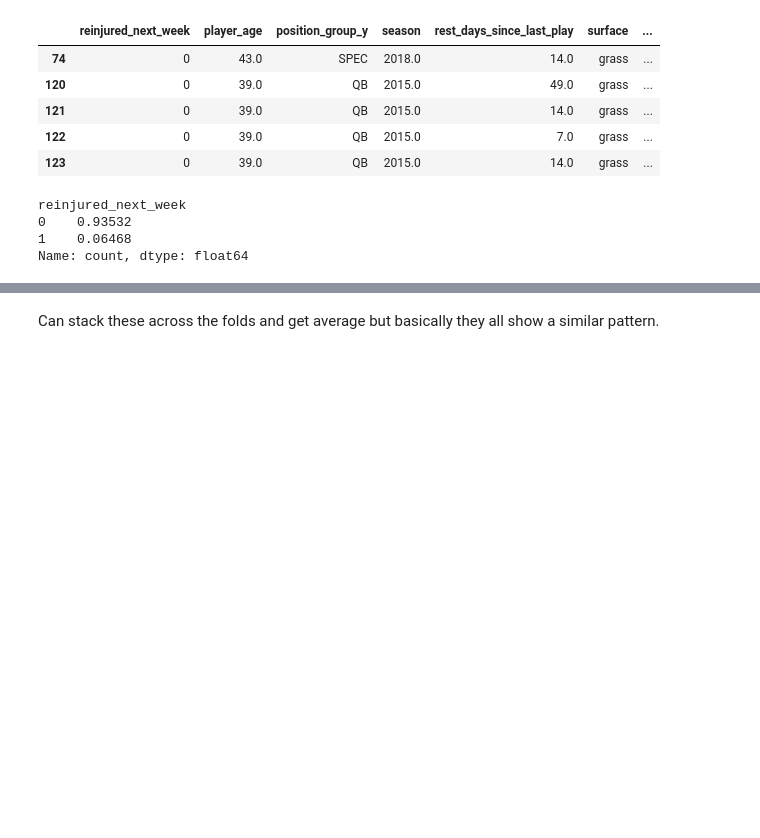
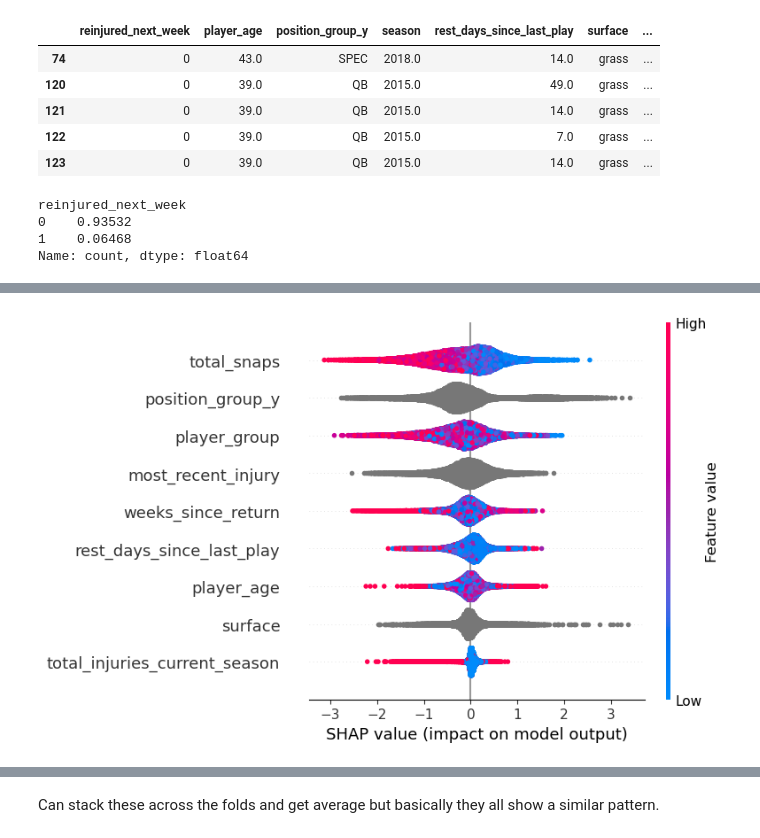
Before and after one commit to jc39963/NFLPA_2025, a Jupyter notebook: reinjury.ipynb, the cells around one changed output, grey strips where cells are left out. Drawn from its saved outputs; the diff is of its cells as text; code cells hidden in the pictures; blank space fills up the shorter version.

Commit message:
added gpboost and visualizations / stats

```diff
--- a/reinjury.ipynb
+++ b/reinjury.ipynb
@@ -599,6 +599,8 @@ play_filtered = play_filtered[
         "weeks_since_return",  # wouldn't use these last three for injury risk
         "total_injuries_current_season",
         "most_recent_injury",
+        "gsis_id" #added for future use in mixed effects
+
     ]
 ]
 # %%
@@ -633,5 +637,7 @@ Name: count, dtype: float64
 # %%
 seasons = np.arange(2014, 2025)
+all_shap = []
+all_X = []
 
 for season in range(1, len(seasons)):
     test_season = seasons[season]
@@ -645,16 +651,32 @@ for season in range(1, len(seasons)):
         enable_categorical=True,
         random_state=42,
     )
-    X_train = train_df.drop(["reinjured_next_week", "season"], axis=1)
+    X_train = train_df.drop(["reinjured_next_week", "season", "gsis_id"], axis=1)
     y_train = train_df["reinjured_next_week"]
-    X_test = test_df.drop(["reinjured_next_week", "season"], axis=1)
+    X_test = test_df.drop(["reinjured_next_week", "season", "gsis_id"], axis=1)
     y_test = test_df["reinjured_next_week"]
     model.fit(X_train, y_train)
     y_prob = model.predict_proba(X_test)[:, 1]
+    y_pred = (y_prob >= 0.5).astype(int)
     print(f"AP: {average_precision_score(y_test, y_prob)}")
+    print(f"ROC AUC: {roc_auc_score(y_test, y_prob)}")
+    print(f"Accuracy: {accuracy_score(y_test, y_pred)}")
+    print(f"CM: {confusion_matrix(y_test, y_pred)}")
 
     explainer = shap.TreeExplainer(model)
     shap_values = explainer.shap_values(X_test)
-    shap.summary_plot(shap_values, X_test)
+    # handle binary case (list) vs array
+    if isinstance(shap_values, list):
+        shap_values_fold = shap_values[1]
+    else:
+        shap_values_fold = shap_values
+
+    all_shap.append(shap_values_fold)
+    all_X.append(X_test.values)   # or X_test.copy() if you want a DataFrame
+
+# after the loop
+shap_all = np.vstack(all_shap)
+X_all = np.vstack(all_X)
+feature_names = X_test.columns
 # %% [output]
 [2014] 2015
@@ -678,0 +699,4 @@ AP: 0.11455944576695426
+# %%
+shap.summary_plot(shap_all, X_all, feature_names=feature_names)
+# %% [output]
+[figure, added]
```
Also changed, not shown: parts of 40 cells of this notebook.
